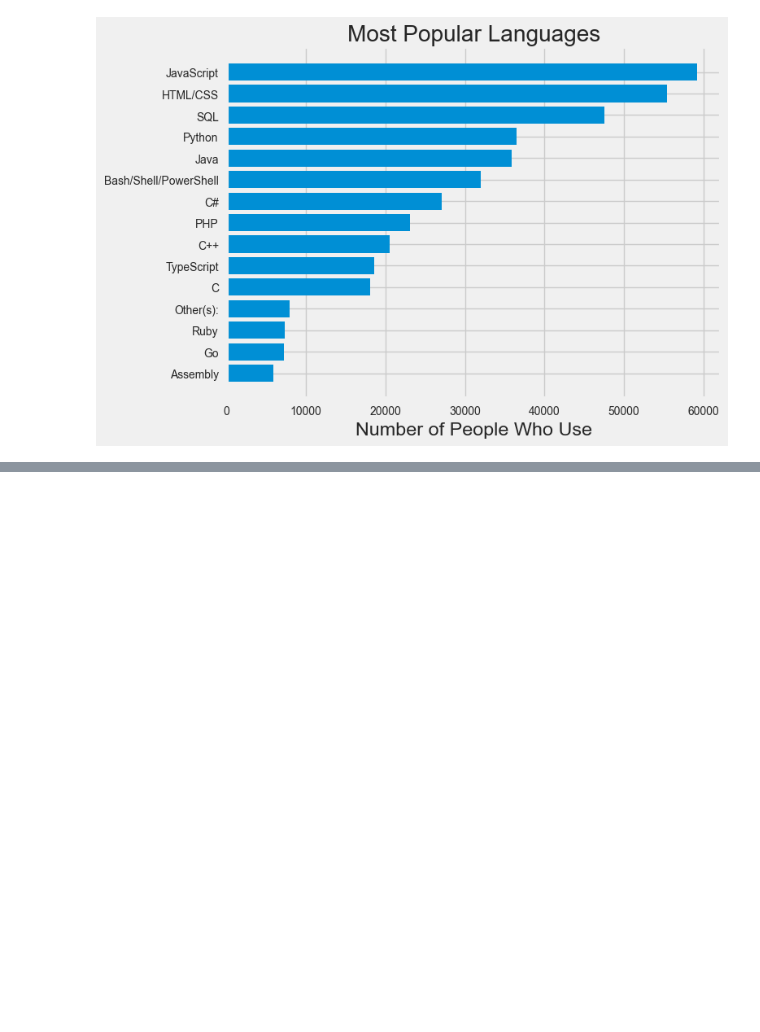
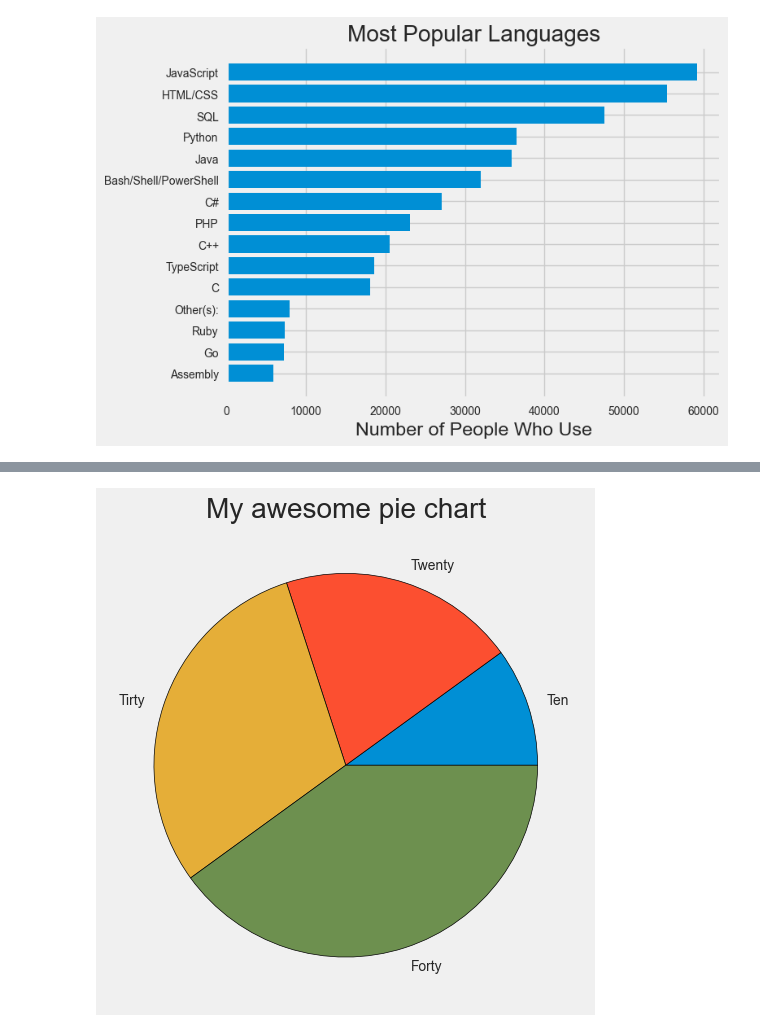
Before and after one commit to guamoshtli/Pandas, a Jupyter notebook: matplot.ipynb, the cells around one changed output, grey strips where cells are left out. Cells and saved outputs as stored; diff of their text form; code cells hidden in the pictures; blank space fills up the shorter version.

```diff
--- a/matplot.ipynb
+++ b/matplot.ipynb
@@ -405,0 +427,10 @@ plt.show()
+# %%
+plt.style.use("fivethirtyeight")
+slices = [10,20,30,40]
+labels = ['Ten', 'Twenty', 'Tirty', 'Forty']
+plt.pie(slices, labels=labels, wedgeprops={'edgecolor':'black'})
+plt.title("My awesome pie chart")
+plt.tight_layout()
+plt.show()
+# %% [output]
+[figure, added]
```
Also changed, not shown: parts of 26 cells of this notebook.
